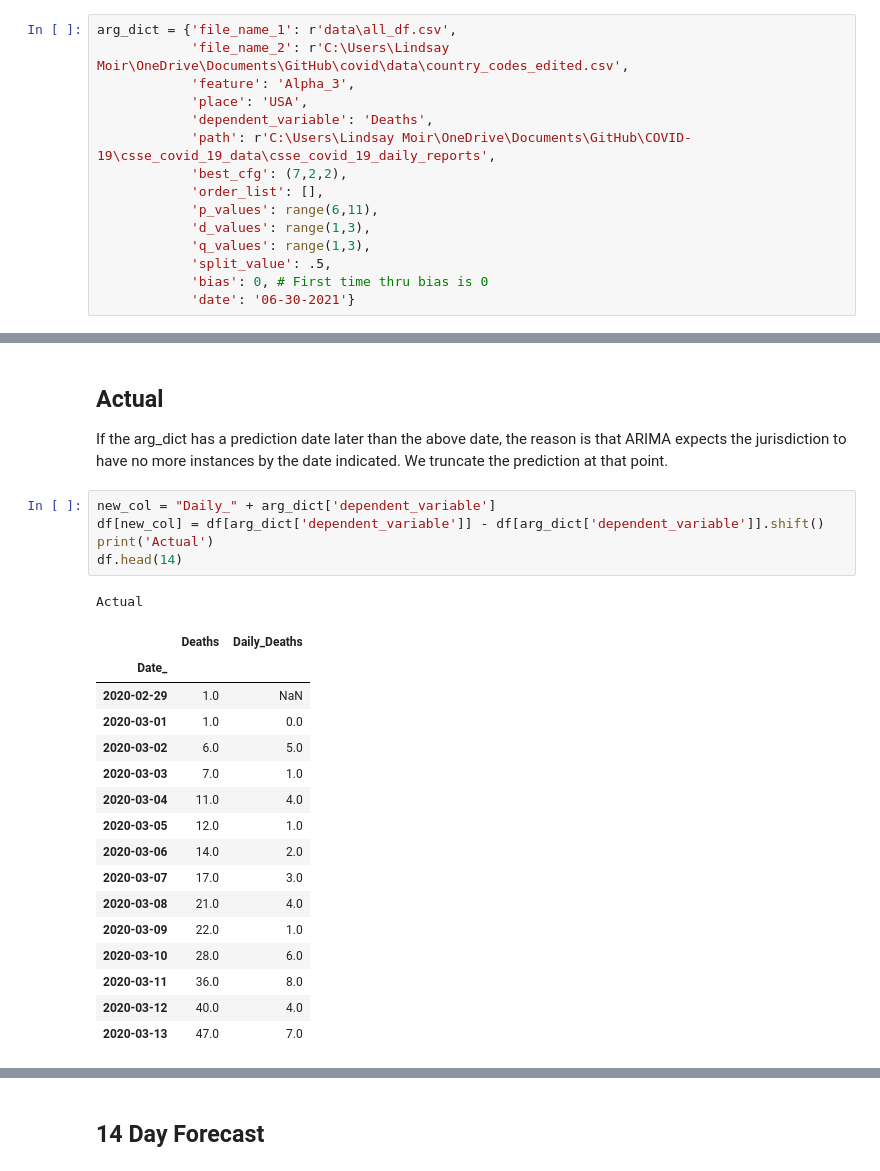
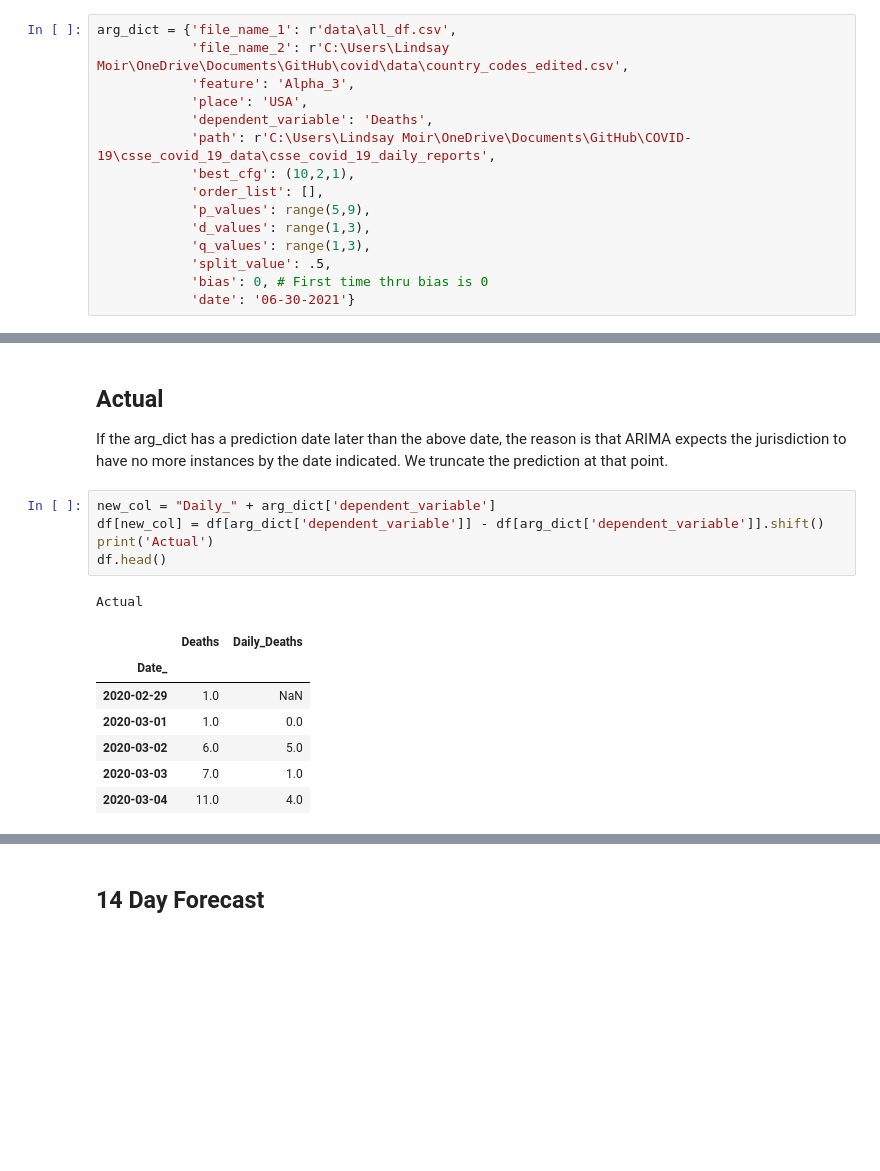
Before and after one commit to LindsayMoir/arima, a Jupyter notebook: arima_driver.ipynb, the cells around one changed output, grey strips where cells are left out. Saved outputs shown, nothing was run; the diff lists cells and outputs as text; blank space fills up the shorter version.

```diff
--- a/arima_driver.ipynb
+++ b/arima_driver.ipynb
@@ -37,9 +37,9 @@ arg_dict = {'file_name_1': r'data\all_df.csv',
             'place': 'USA',
             'dependent_variable': 'Deaths',
             'path': r'C:\Users\Lindsay Moir\OneDrive\Documents\GitHub\COVID-19\csse_covid_19_data\csse_covid_19_daily_reports',
-            'best_cfg': (7,2,2),
+            'best_cfg': (10,2,1),
             'order_list': [],
-            'p_values': range(6,11),
+            'p_values': range(5,9),
             'd_values': range(1,3),
             'q_values': range(1,3),
             'split_value': .5,
@@ -146,26 +159,17 @@ If the arg_dict has a prediction date later than the above date, the reason is t
 # %%
 new_col = "Daily_" + arg_dict['dependent_variable']
 df[new_col] = df[arg_dict['dependent_variable']] - df[arg_dict['dependent_variable']].shift()
 print('Actual')
-df.head(14)
+df.head()
 # %% [output]
 Actual
 |  | Deaths | Daily_Deaths |
 | Date_ |  |  |
 | 2020-02-29 | 1.0 | NaN |
 | 2020-03-01 | 1.0 | 0.0 |
 | 2020-03-02 | 6.0 | 5.0 |
 | 2020-03-03 | 7.0 | 1.0 |
 | 2020-03-04 | 11.0 | 4.0 |
-| 2020-03-05 | 12.0 | 1.0 |
-| 2020-03-06 | 14.0 | 2.0 |
-| 2020-03-07 | 17.0 | 3.0 |
-| 2020-03-08 | 21.0 | 4.0 |
-| 2020-03-09 | 22.0 | 1.0 |
-| 2020-03-10 | 28.0 | 6.0 |
-| 2020-03-11 | 36.0 | 8.0 |
-| 2020-03-12 | 40.0 | 4.0 |
-| 2020-03-13 | 47.0 | 7.0 |
 # %%
 # Graph a 7 day rolling average rate
 df['moving_average'] = df[new_col].rolling(7).mean()
```
Also changed, not shown: parts of 6 cells of this notebook, 2 other files.
